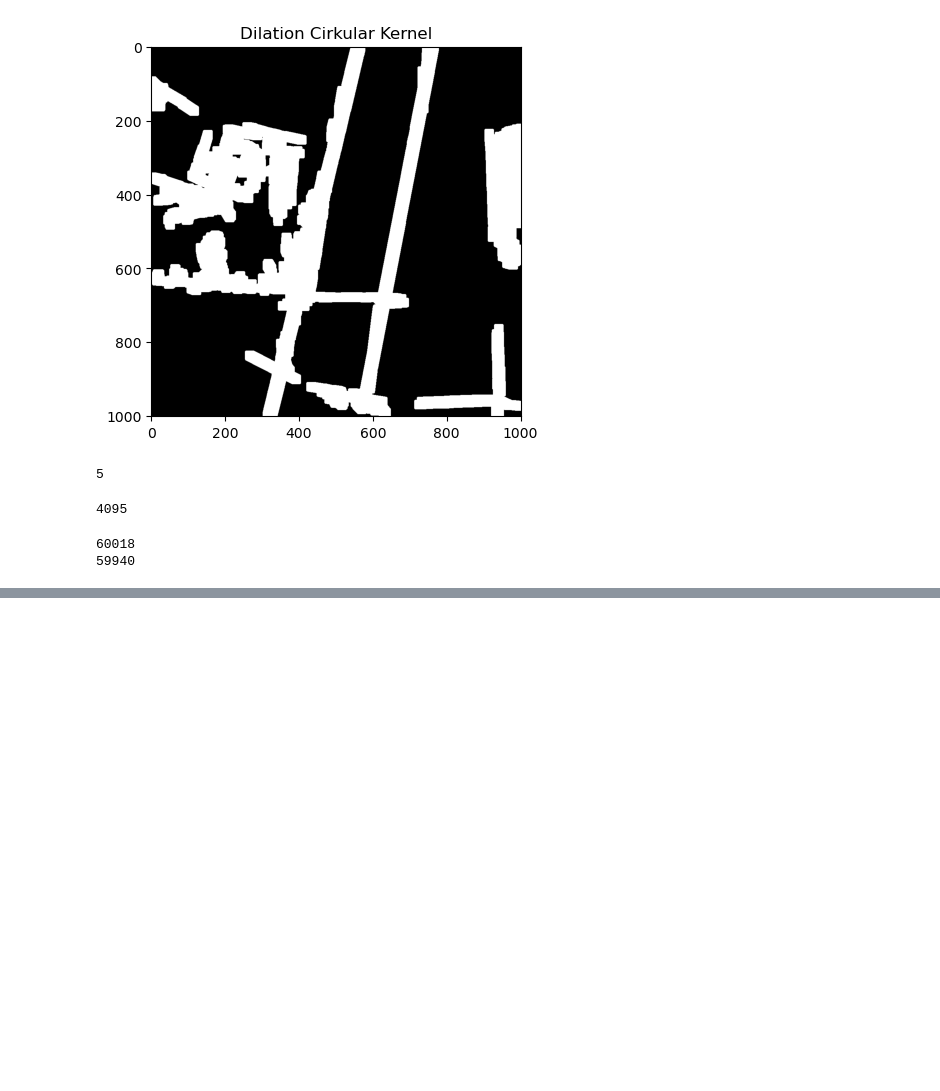
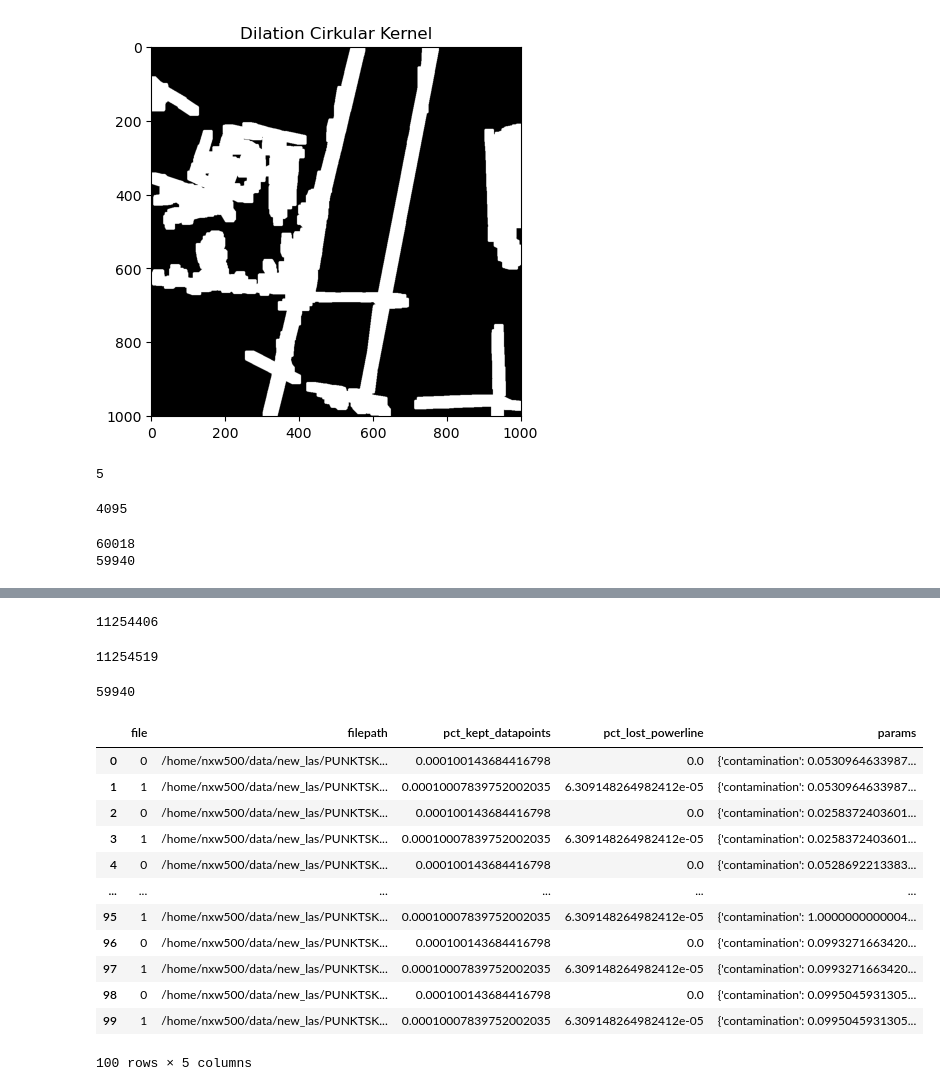
Before and after one commit to j-friis/master-thesis, a Jupyter notebook: Code/ProcessResults.ipynb, the cells around one changed output, grey strips where cells are left out. Saved outputs shown, nothing was run; the diff lists cells and outputs as text; code cells hidden in the pictures; blank space fills up the shorter version.

```diff
--- a/Code/ProcessResults.ipynb
+++ b/Code/ProcessResults.ipynb
@@ -450,0 +489,8 @@ o3d.visualization.draw_geometries([geom])
+# %%
+len(new_las[preds == 1])
+# %% [output]
+11254406
+# %%
+len(new_las)
+# %% [output]
+11254519
@@ -450,0 +503,20 @@ o3d.visualization.draw_geometries([geom])
+# %%
+np.sum(new_las[preds == 1].classification == 14)
+# %% [output]
+59940
+# %%
+df
+# %% [output]
+|  | file | filepath | pct_kept_datapoints | pct_lost_powerline | params |
+| 0 | 0 | /home/nxw500/data/new_las/PUNKTSK... | 0.000100143684416798 | 0.0 | {'contamination': 0.0530964633987... |
+| 1 | 1 | /home/nxw500/data/new_las/PUNKTSK... | 0.00010007839752002035 | 6.309148264982412e-05 | {'contamination': 0.0530964633987... |
+| 2 | 0 | /home/nxw500/data/new_las/PUNKTSK... | 0.000100143684416798 | 0.0 | {'contamination': 0.0258372403601... |
+| 3 | 1 | /home/nxw500/data/new_las/PUNKTSK... | 0.00010007839752002035 | 6.309148264982412e-05 | {'contamination': 0.0258372403601... |
+| 4 | 0 | /home/nxw500/data/new_las/PUNKTSK... | 0.000100143684416798 | 0.0 | {'contamination': 0.0528692213383... |
+| ... | ... | ... | ... | ... | ... |
+| 95 | 1 | /home/nxw500/data/new_las/PUNKTSK... | 0.00010007839752002035 | 6.309148264982412e-05 | {'contamination': 1.0000000000004... |
+| 96 | 0 | /home/nxw500/data/new_las/PUNKTSK... | 0.000100143684416798 | 0.0 | {'contamination': 0.0993271663420... |
+| 97 | 1 | /home/nxw500/data/new_las/PUNKTSK... | 0.00010007839752002035 | 6.309148264982412e-05 | {'contamination': 0.0993271663420... |
+| 98 | 0 | /home/nxw500/data/new_las/PUNKTSK... | 0.000100143684416798 | 0.0 | {'contamination': 0.0995045931305... |
+| 99 | 1 | /home/nxw500/data/new_las/PUNKTSK... | 0.00010007839752002035 | 6.309148264982412e-05 | {'contamination': 0.0995045931305... |
+100 rows × 5 columns
```
Also changed, not shown: parts of 15 cells of this notebook, 6 other files.
